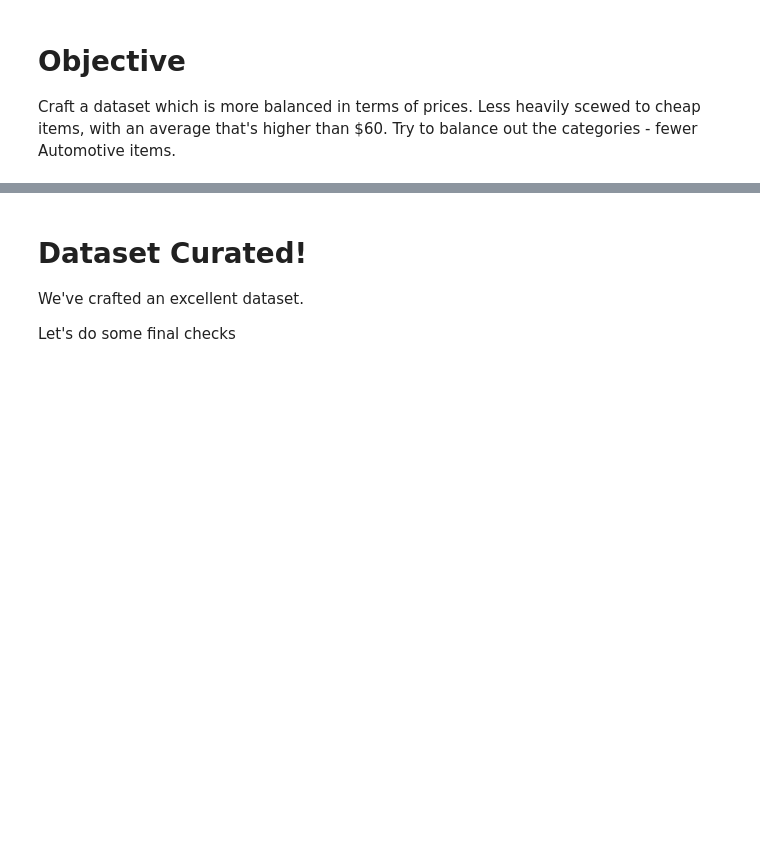
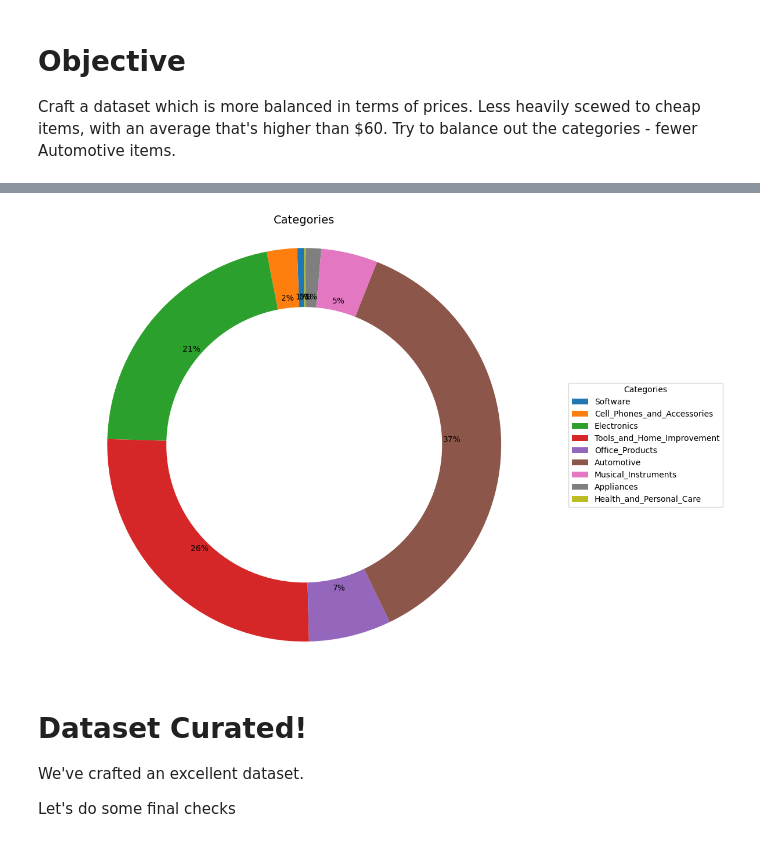
Before and after one commit to christseng89/llm_engineering, a Jupyter notebook: week6/day2.lite.ipynb, the cells around one changed output, grey strips where cells are left out. Drawn from its saved outputs; the diff is of its cells as text; code cells hidden in the pictures; blank space fills up the shorter version.

```diff
--- a/week6/day2.lite.ipynb
+++ b/week6/day2.lite.ipynb
@@ -58,11 +58,10 @@ Look in loaders.py - there's some useful code to make life easier for us
 Let's look at all datasets of all the items that you might find in a large home retail store - electrical, electronic, office and related, but not clothes / beauty / books.
 # %%
 dataset_names = [
+    "Tools_and_Home_Improvement",
     "Automotive",
-    # "All_Beauty",
     "Electronics",
     "Office_Products",
-    # "Tools_and_Home_Improvement",
     "Cell_Phones_and_Accessories",
     # "Toys_and_Games",
     "Software",
@@ -156,9 +192,10 @@ for i in range(1, 1000):
     else:
 
         category_weights = {
-            'Musical_Instruments': 1.5,
-            'Office_Products': 1.25,
-            'Cell_Phones_and_Accessories': 3
+            'Automotive': 1
+            # 'Musical_Instruments': 6.5,
+            # 'Office_Products': 6.25,
+            # 'Cell_Phones_and_Accessories': 3.5
         }
 
         weights = np.array([category_weights.get(item.category, 5) for item in slot])
@@ -210,20 +253,35 @@ plt.show()
 # %%
 # Automotive still in the lead, but improved somewhat
 # For another perspective, let's look at a pie
 
-plt.figure(figsize=(16, 16))
-plt.pie(counts, labels=categories, autopct='%1.0f%%', startangle=90)
+plt.figure(figsize=(12, 8))
 
-# Add a circle at the center to create a donut chart (optional)
-centre_circle = plt.Circle((0,0), 0.70, fc='white')
+# Draw pie chart with minimal inline labels
+wedges, texts, autotexts = plt.pie(
+    counts,
+    autopct='%1.0f%%',
+    startangle=90,
+    pctdistance=0.75,
+    textprops={'fontsize': 10}
+)
+
+# Add a circle to make it a donut chart
+centre_circle = plt.Circle((0, 0), 0.70, fc='white')
 fig = plt.gcf()
 fig.gca().add_artist(centre_circle)
-plt.title('Categories\n')
 
-# Equal aspect ratio ensures that pie is drawn as a circle
+# Add title
+plt.title('Categories', fontsize=14)
+
+# Add legend to the right
+plt.legend(wedges, categories, title="Categories", loc="center left", bbox_to_anchor=(1, 0, 0.5, 1))
+
+# Ensure pie is circular and layout fits
 plt.axis('equal')
-
+plt.tight_layout()
 plt.show()
+# %% [output]
+[figure, added]
 # %% [markdown]
 # Dataset Curated!
 
```
Also changed, not shown: parts of 20 cells of this notebook, 20 other files.
